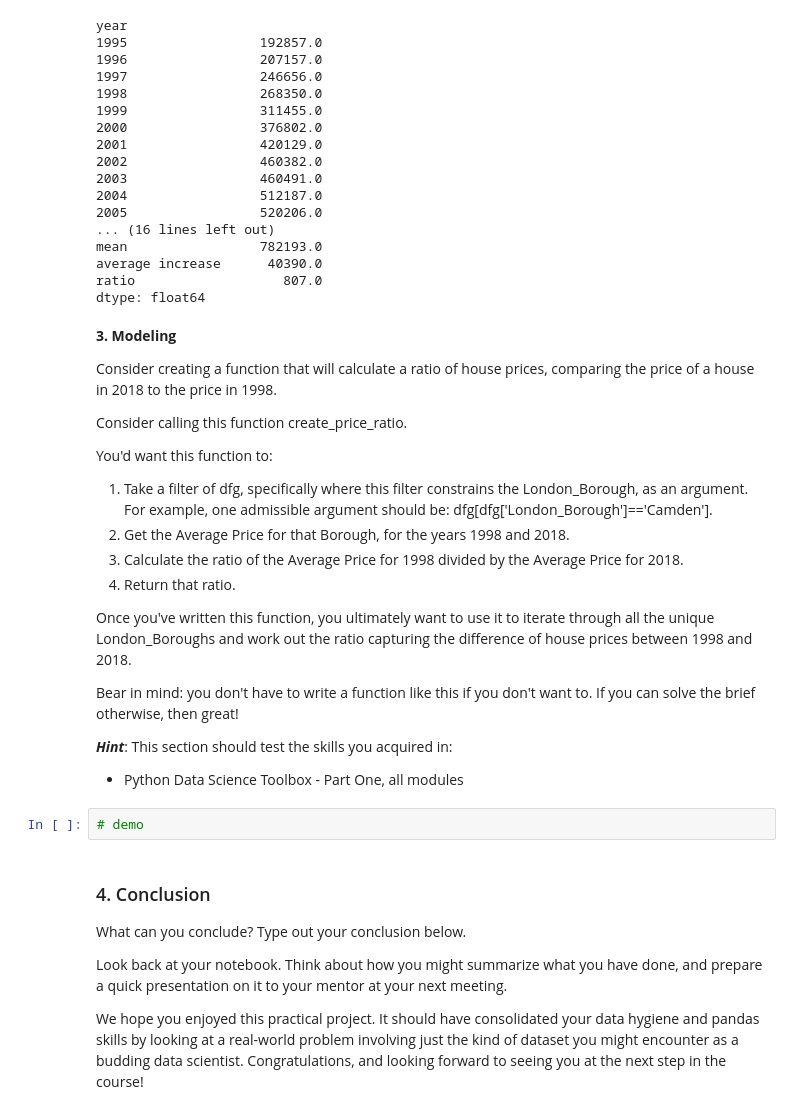
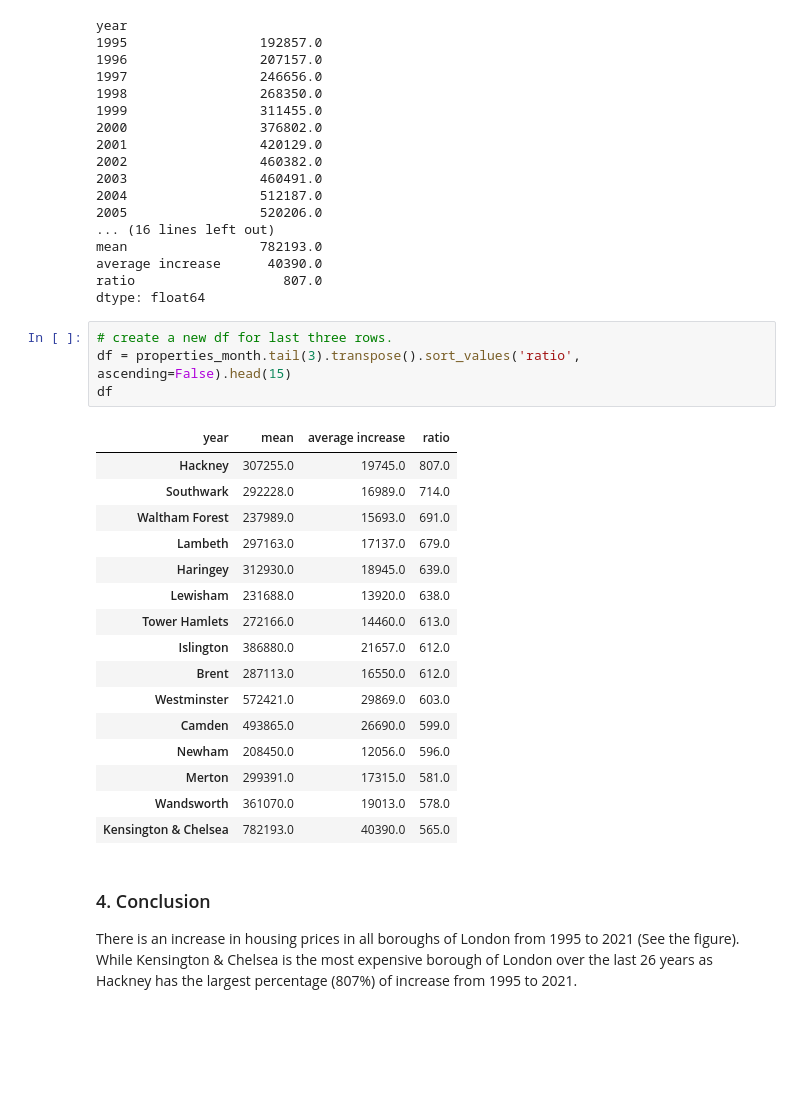
Before and after one commit to hangulde/Springboard, a Jupyter notebook: Case 1 London Houses my analysis.ipynb, the cells around one changed output. Cells and saved outputs as stored; diff of their text form; blank space fills up the shorter version.

```diff
--- a/Case 1 London Houses my analysis.ipynb
+++ b/Case 1 London Houses my analysis.ipynb
@@ -331,31 +291,27 @@ mean                 782193.0
 average increase      40390.0
 ratio                   807.0
 dtype: float64
-# %% [markdown]
-**3. Modeling**
-
-Consider creating a function that will calculate a ratio of house prices, comparing the price of a house in 2018 to the price in 1998.
-
-Consider calling this function create_price_ratio.
-
-You'd want this function to:
-1. Take a filter of dfg, specifically where this filter constrains the London_Borough, as an argument. For example, one admissible argument should be: dfg[dfg['London_Borough']=='Camden'].
-2. Get the Average Price for that Borough, for the years 1998 and 2018.
-4. Calculate the ratio of the Average Price for 1998 divided by the Average Price for 2018.
-5. Return that ratio.
-
-Once you've written this function, you ultimately want to use it to iterate through all the unique London_Boroughs and work out the ratio capturing the difference of house prices between 1998 and 2018.
-
-Bear in mind: you don't have to write a function like this if you don't want to. If you can solve the brief otherwise, then great!
-
-***Hint***: This section should test the skills you acquired in:
-- Python Data Science Toolbox - Part One, all modules
-# %%
-# demo
-# %% [markdown]
-### 4. Conclusion
-What can you conclude? Type out your conclusion below.
-
-Look back at your notebook. Think about how you might summarize what you have done, and prepare a quick presentation on it to your mentor at your next meeting.
-
-We hope you enjoyed this practical project. It should have consolidated your data hygiene and pandas skills by looking at a real-world problem involving just the kind of dataset you might encounter as a budding data scientist. Congratulations, and looking forward to seeing you at the next step in the course!
+# %%
+# create a new df for last three rows.
+df = properties_month.tail(3).transpose().sort_values('ratio', ascending=False).head(15)
+df
+# %% [output]
+| year | mean | average increase | ratio |
+| Hackney | 307255.0 | 19745.0 | 807.0 |
+| Southwark | 292228.0 | 16989.0 | 714.0 |
+| Waltham Forest | 237989.0 | 15693.0 | 691.0 |
+| Lambeth | 297163.0 | 17137.0 | 679.0 |
+| Haringey | 312930.0 | 18945.0 | 639.0 |
+| Lewisham | 231688.0 | 13920.0 | 638.0 |
+| Tower Hamlets | 272166.0 | 14460.0 | 613.0 |
+| Islington | 386880.0 | 21657.0 | 612.0 |
+| Brent | 287113.0 | 16550.0 | 612.0 |
+| Westminster | 572421.0 | 29869.0 | 603.0 |
+| Camden | 493865.0 | 26690.0 | 599.0 |
+| Newham | 208450.0 | 12056.0 | 596.0 |
+| Merton | 299391.0 | 17315.0 | 581.0 |
+| Wandsworth | 361070.0 | 19013.0 | 578.0 |
+| Kensington & Chelsea | 782193.0 | 40390.0 | 565.0 |
+# %% [markdown]
+### 4. Conclusion
+There is an increase in housing prices in all boroughs of London from 1995 to 2021 (See the figure). While Kensington & Chelsea is the most expensive borough of London over the last 26 years as Hackney has the largest percentage (807%) of increase from 1995 to 2021.
```
Also changed, not shown: parts of 23 cells of this notebook.
